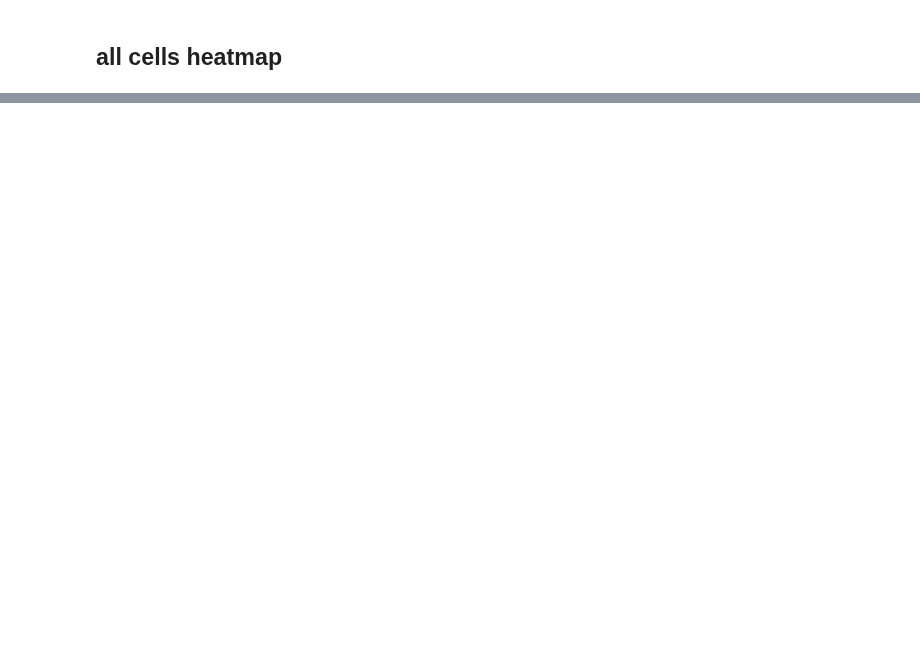
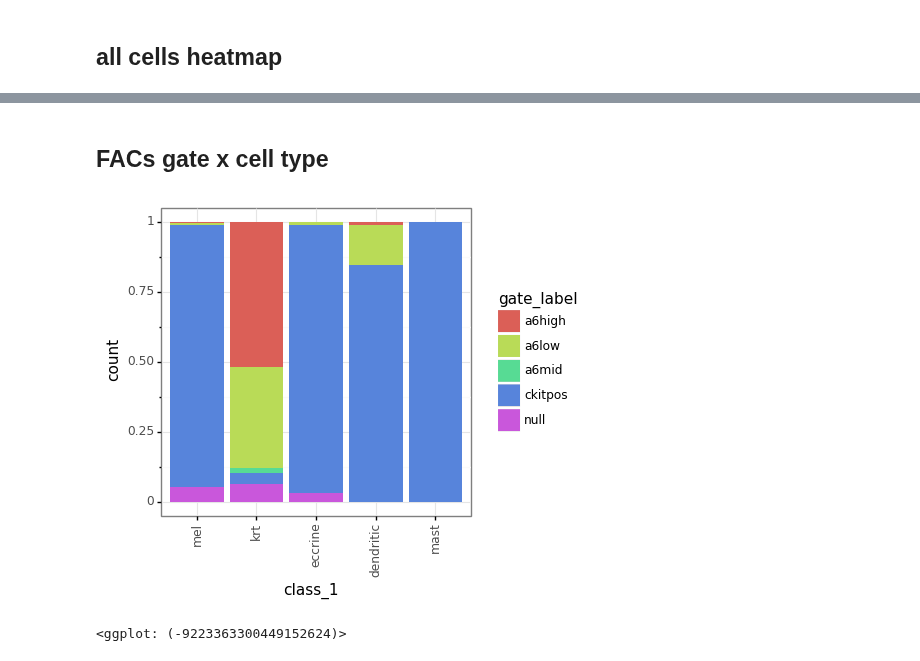
Before and after one commit to czbiohub/darmanis_group_DL_notebook, a Jupyter notebook: DL20200328_primary_S3.ipynb, the cells around one changed output, grey strips where cells are left out. Cells and saved outputs as stored; diff of their text form; code cells hidden in the pictures; blank space fills up the shorter version.

Commit message:
debugged cell categories and added S4

```diff
--- a/DL20200328_primary_S3.ipynb
+++ b/DL20200328_primary_S3.ipynb
@@ -380,0 +370,29 @@ msc_module
+# %% [markdown]
+## FACs gate x cell type
+# %%
+plot_df = (full_adata
+             .obs
+             .loc[:,['class_1', 'gate_label']]
+                       )
+plot_df['class_1'] = [x[4:] if x.startswith('cyc_') else x for x in plot_df['class_1']]
+label_order = list(plot_df['class_1'].value_counts().index)
+
+plot_df = pd.DataFrame(plot_df
+             .groupby('class_1')['gate_label']
+             .value_counts()
+            ).rename(columns = {'gate_label':'count'})
+plot_df = (plot_df / plot_df.groupby('class_1').sum()).reset_index()
+plot_df['class_1'] = (plot_df['class_1']
+                      .astype(str)
+                      .astype(CategoricalDtype(label_order, ordered = True))
+                     )
+
+plot = (ggplot(plot_df)
+        + theme_bw()
+        + theme(axis_text_x = element_text(angle=90))
+        + geom_bar(aes('class_1','count',fill='gate_label'), stat='identity')
+       )
+plot
+# %% [output]
+[figure, added]
+<ggplot: (-9223363300449152624)>
```
Also changed, not shown: parts of 5 cells of this notebook, 3 other files.
